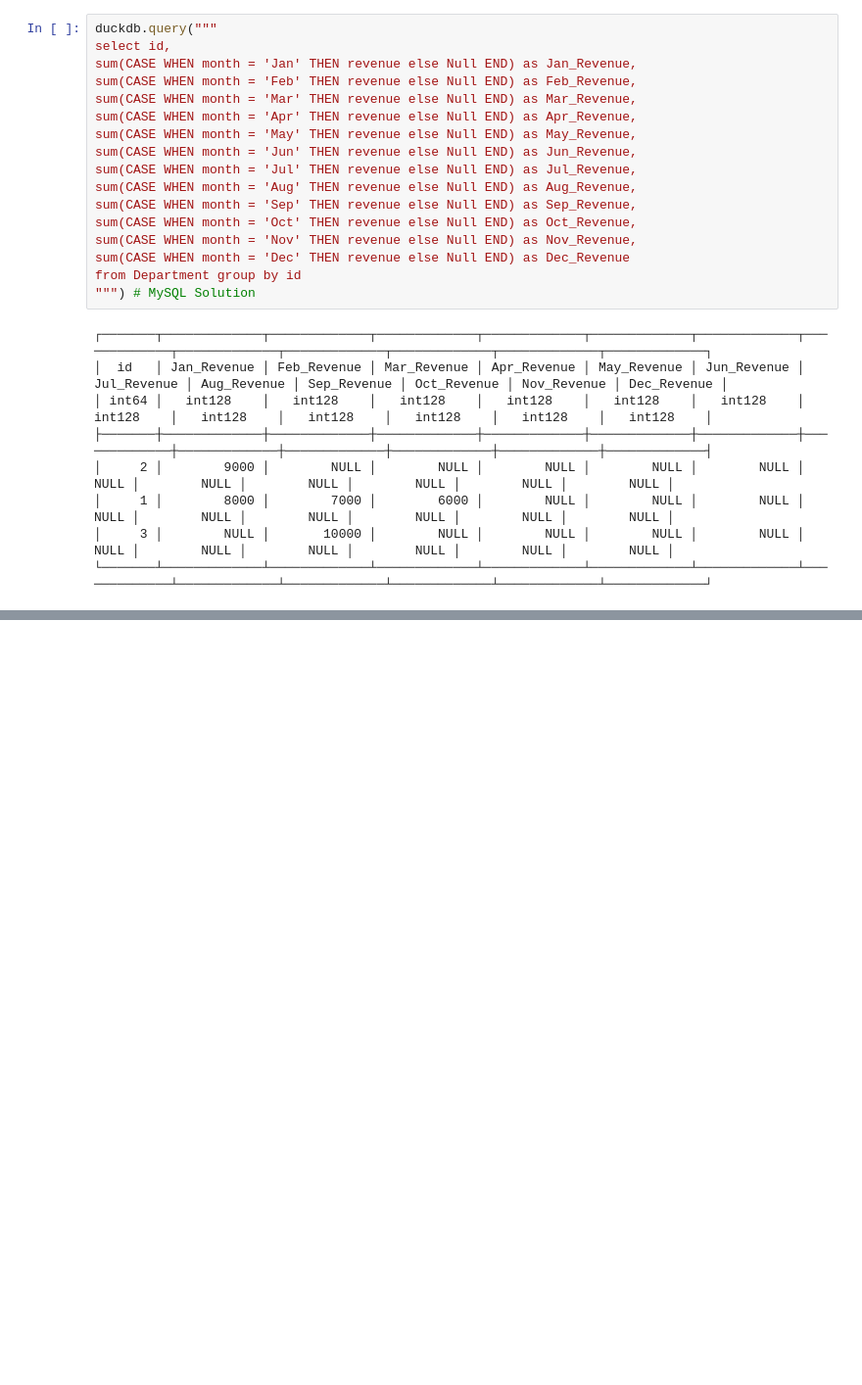
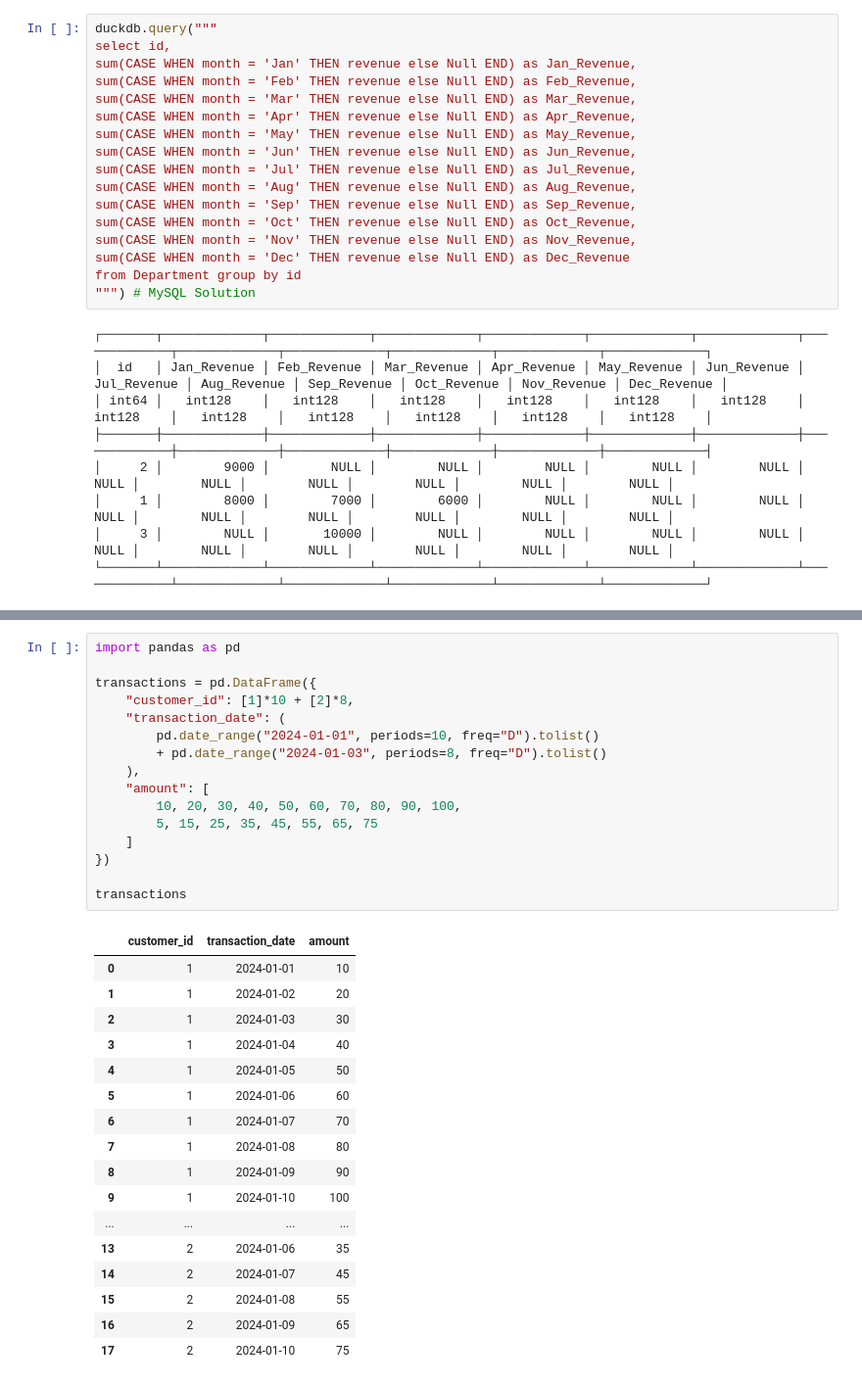
Before and after one commit to isaac-altair/SQL, a Jupyter notebook: Various_SQL_Exercises.ipynb, the cells around one changed output, grey strips where cells are left out. Shown at 98% size. Cells and saved outputs as stored; diff of their text form; blank space fills up the shorter version.

```diff
--- a/Various_SQL_Exercises.ipynb
+++ b/Various_SQL_Exercises.ipynb
@@ -2261,0 +7923,34 @@ from Department group by id
+# %%
+import pandas as pd
+
+transactions = pd.DataFrame({
+    "customer_id": [1]*10 + [2]*8,
+    "transaction_date": (
+        pd.date_range("2024-01-01", periods=10, freq="D").tolist()
+        + pd.date_range("2024-01-03", periods=8, freq="D").tolist()
+    ),
+    "amount": [
+        10, 20, 30, 40, 50, 60, 70, 80, 90, 100,
+        5, 15, 25, 35, 45, 55, 65, 75
+    ]
+})
+
+transactions
+# %% [output]
+|  | customer_id | transaction_date | amount |
+| 0 | 1 | 2024-01-01 | 10 |
+| 1 | 1 | 2024-01-02 | 20 |
+| 2 | 1 | 2024-01-03 | 30 |
+| 3 | 1 | 2024-01-04 | 40 |
+| 4 | 1 | 2024-01-05 | 50 |
+| 5 | 1 | 2024-01-06 | 60 |
+| 6 | 1 | 2024-01-07 | 70 |
+| 7 | 1 | 2024-01-08 | 80 |
+| 8 | 1 | 2024-01-09 | 90 |
+| 9 | 1 | 2024-01-10 | 100 |
+| ... | ... | ... | ... |
+| 13 | 2 | 2024-01-06 | 35 |
+| 14 | 2 | 2024-01-07 | 45 |
+| 15 | 2 | 2024-01-08 | 55 |
+| 16 | 2 | 2024-01-09 | 65 |
+| 17 | 2 | 2024-01-10 | 75 |
```
Also changed, not shown: parts of 417 cells of this notebook.
